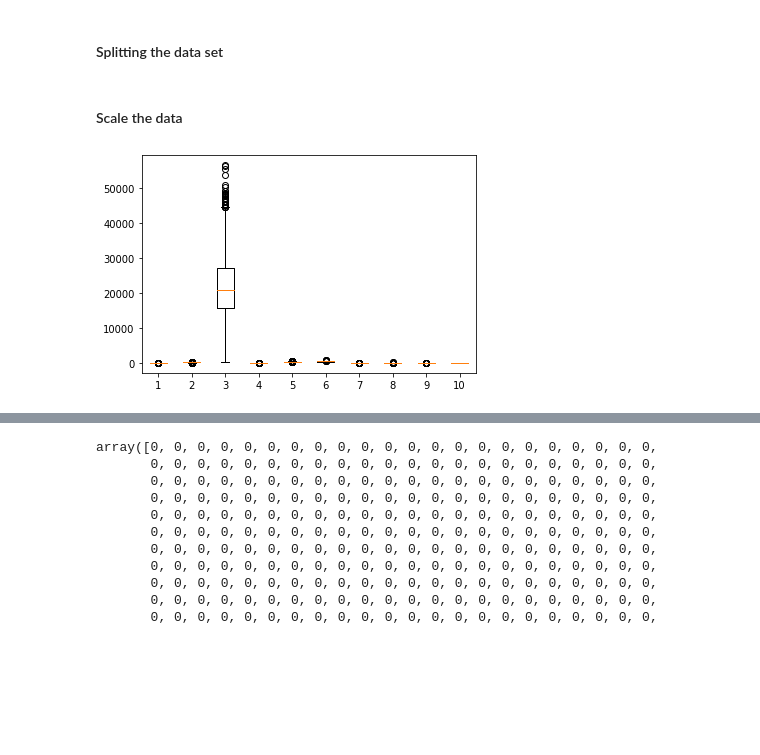
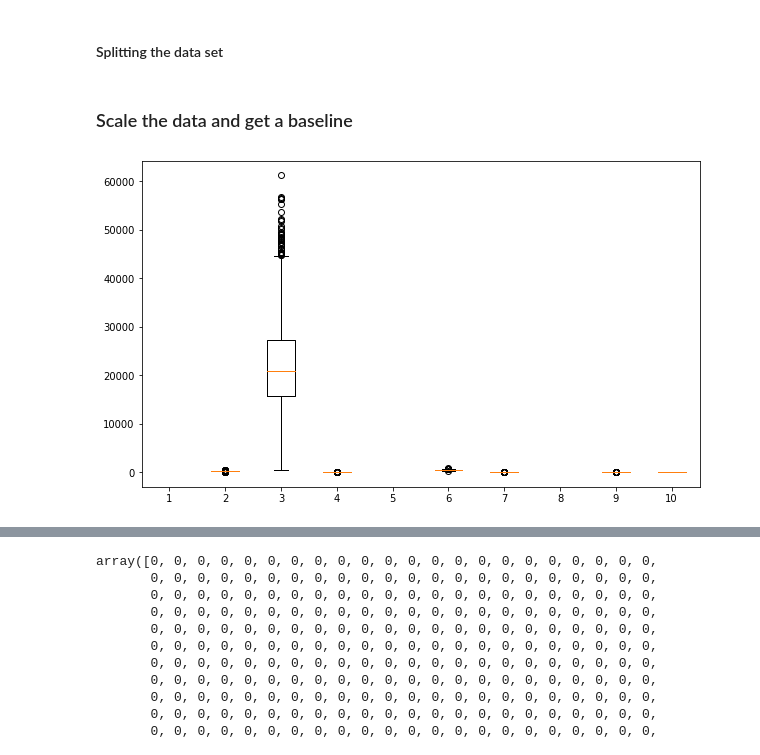
Before and after one commit to keir20/CleanWater, a Jupyter notebook: notebooks/Clean Water.ipynb, the cells around one changed output, grey strips where cells are left out. Saved outputs shown, nothing was run; the diff lists cells and outputs as text; code cells hidden in the pictures; blank space fills up the shorter version.

```diff
--- a/notebooks/Clean Water.ipynb
+++ b/notebooks/Clean Water.ipynb
@@ -240,8 +242,9 @@ y = df['Potability']
 # %%
 X_train, X_test, y_train, y_test = train_test_split(X, y, test_size=0.2, random_state=42)
 # %% [markdown]
-#### Scale the data
+### Scale the data and get a baseline
 # %%
-plt.boxplot(df_drop);
+plt.figure(figsize=(10,6))
+plt.boxplot(df);
 # %% [output]
-[figure, old version]
+[figure, new version]
```
Also changed, not shown: parts of 17 cells of this notebook.
